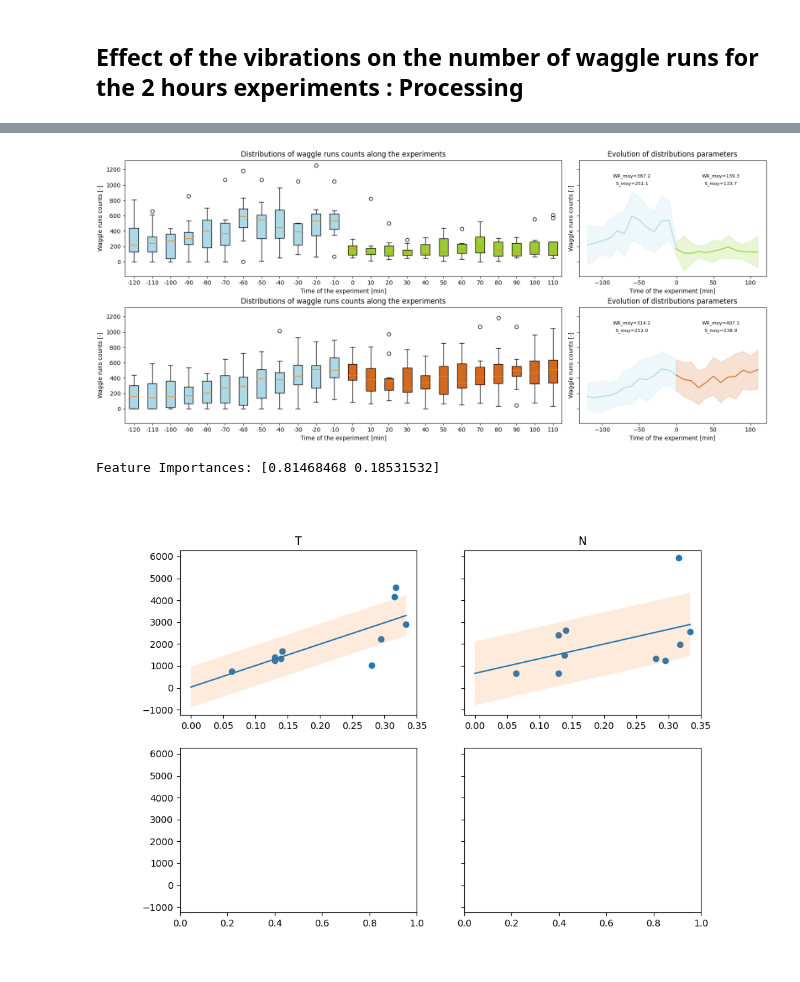
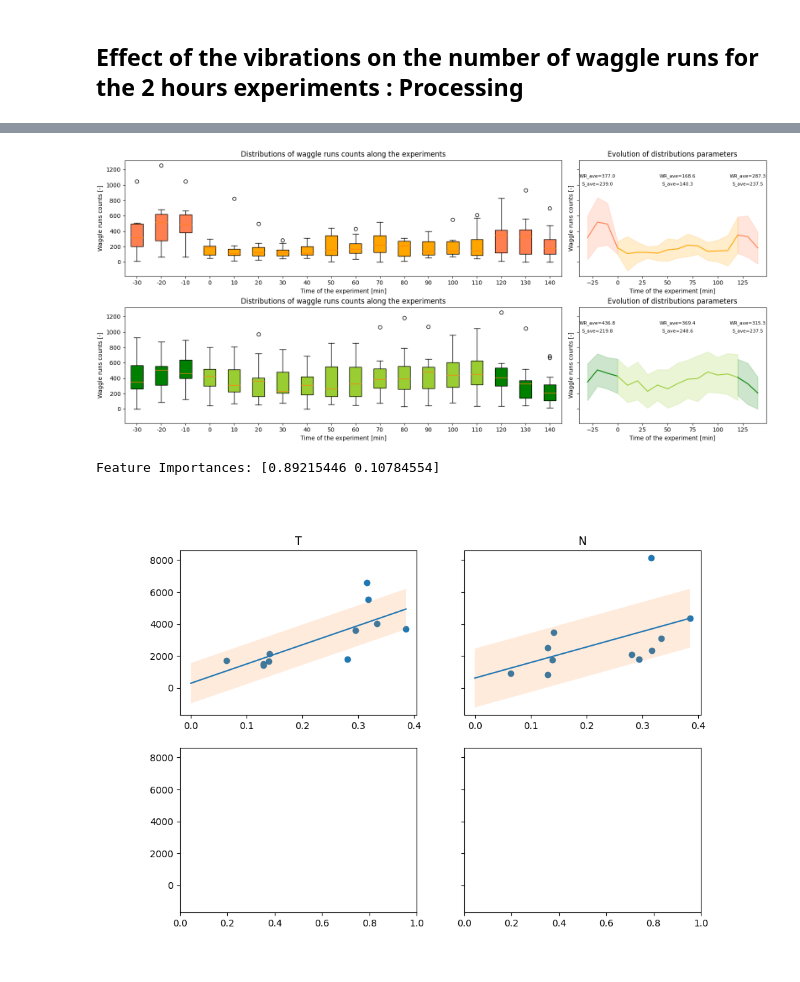
Before and after one commit to MBroisin/Experiments_processing, a Jupyter notebook: waggles_runs_eval_complete_10min_bins.ipynb, the cells around one changed output, grey strips where cells are left out. Saved outputs shown, nothing was run; the diff lists cells and outputs as text; code cells hidden in the pictures.

```diff
--- a/waggles_runs_eval_complete_10min_bins.ipynb
+++ b/waggles_runs_eval_complete_10min_bins.ipynb
@@ -35,7 +35,7 @@ conf_path = root_path + '../config/'
 
 actuation_ratios = pandas.read_pickle(conf_path + 'processed_actuation_phases.pickle')
 
-days_to_discard_str = ['23/07/22', '23/07/25', '23/07/20']#, '23/07/24', '23/07/26']
+days_to_discard_str = ['23/07/22', '23/07/25']#, '23/07/20']#, '23/07/18', '23/07/19']
 days_to_discard = [pytz.utc.localize(datetime.datetime.strptime(x, '%y/%m/%d')).date() for x in days_to_discard_str]
 
 pfiles = sorted([f for f in os.listdir(data_path) if f.endswith('.pickle')])
@@ -79,7 +79,7 @@ exp_configs = pandas.DataFrame.from_records(exp_configs).tail(-1) # remove first
 # %%
 DURATION_EXPERIMENT_2H = datetime.timedelta(minutes=10.0)
 results = []
-range_bins = range(-12,12)
+range_bins = range(-3,15)
 
 for exp_i, exp in exp_configs.iterrows():
     # print(exp)
@@ -145,70 +145,84 @@ results_2h
 fig, ax = matplotlib.pyplot.subplots(2, 2, figsize=(16,7), height_ratios=[30, 30], width_ratios=[70, 30], constrained_layout=True, sharey=True)
 
 MINUTES_BIN     = 10
+BOUNDARIES_EXP  = [0, 12]
 
-COLOR_REFERENCE = 'lightblue'
-COLOR_CONTROL   = 'chocolate'
-COLOR_VIBS      = 'yellowgreen'
+COLOR_REFERENCE_CONTROL = 'green'
+COLOR_CONTROL           = 'yellowgreen'
+COLOR_REFERENCE_VIBS    = 'coral'
+COLOR_VIBS              = 'orange'
 
 bp_vibs = [results_2h[results_2h.type=='exp']['Tcount_'+str(i)] for i in range_bins]
 bp_ctrl = [results_2h[results_2h.type=='blank']['Tcount_'+str(i)] for i in range_bins]
 
 bplot = ax[0,0].boxplot(bp_vibs, labels=numpy.array(range_bins)*MINUTES_BIN, patch_artist=True)
-_ = [bp.set_facecolor(COLOR_REFERENCE) for bp_i, bp in enumerate(bplot['boxes']) if bp_i-12<0]
-_ = [bp.set_facecolor(COLOR_VIBS) for bp_i, bp in enumerate(bplot['boxes']) if bp_i-12>=0]
+_ = [bp.set_facecolor(COLOR_REFERENCE_VIBS) for bp_i, bp in enumerate(bplot['boxes'])]
+_ = [bp.set_facecolor(COLOR_VIBS) for bp_i, bp in enumerate(bplot['boxes']) if (bp_i+min(range_bins)>=BOUNDARIES_EXP[0] and bp_i+min(range_bins)<BOUNDARIES_EXP[1])]
 bplot = ax[1,0].boxplot(bp_ctrl, labels=numpy.array(range_bins)*MINUTES_BIN, patch_artist=True)
-_ = [bp.set_facecolor(COLOR_REFERENCE) for bp_i, bp in enumerate(bplot['boxes']) if bp_i-12<0]
-_ = [bp.set_facecolor(COLOR_CONTROL) for bp_i, bp in enumerate(bplot['boxes']) if bp_i-12>=0]
+_ = [bp.set_facecolor(COLOR_REFERENCE_CONTROL) for bp_i, bp in enumerate(bplot['boxes'])]
+_ = [bp.set_facecolor(COLOR_CONTROL) for bp_i, bp in enumerate(bplot['boxes']) if (bp_i+min(range_bins)>=BOUNDARIES_EXP[0] and bp_i+min(range_bins)<BOUNDARIES_EXP[1])]
 
-ref_exp = numpy.array([[i, results_2h[results_2h.type=='exp']['Tcount_'+str(i)].median()] for i in range_bins if i<=0])
-tre_exp = numpy.array([[i, results_2h[results_2h.type=='exp']['Tcount_'+str(i)].median()] for i in range_bins if i>=0])
-ref_blank = numpy.array([[i, results_2h[results_2h.type=='blank']['Tcount_'+str(i)].median()] for i in range_bins if i<=0])
-tre_blank = numpy.array([[i, results_2h[results_2h.type=='blank']['Tcount_'+str(i)].median()] for i in range_bins if i>=0])
+ref_exp = numpy.array([[i, results_2h[results_2h.type=='exp']['Tcount_'+str(i)].median()] for i in range_bins if i<=BOUNDARIES_EXP[0]])
+tre_exp = numpy.array([[i, results_2h[results_2h.type=='exp']['Tcount_'+str(i)].median()] for i in range_bins if i>=BOUNDARIES_EXP[0] and i<=BOUNDARIES_EXP[1]])
+ref2_exp = numpy.array([[i, results_2h[results_2h.type=='exp']['Tcount_'+str(i)].median()] for i in range_bins if i>=BOUNDARIES_EXP[1]])
+ref_blank = numpy.array([[i, results_2h[results_2h.type=='blank']['Tcount_'+str(i)].median()] for i in range_bins if i<=BOUNDARIES_EXP[0]])
+tre_blank = numpy.array([[i, results_2h[results_2h.type=='blank']['Tcount_'+str(i)].median()] for i in range_bins if i>=BOUNDARIES_EXP[0] and i<=BOUNDARIES_EXP[1]])
+ref2_blank = numpy.array([[i, results_2h[results_2h.type=='blank']['Tcount_'+str(i)].median()] for i in range_bins if i>=BOUNDARIES_EXP[1]])
 
-_ = ax[0,1].plot(MINUTES_BIN*ref_exp[:,0], ref_exp[:,1], c=COLOR_REFERENCE)
-_ = ax[1,1].plot(MINUTES_BIN*ref_blank[:,0], ref_blank[:,1], c=COLOR_REFERENCE)
+_ = ax[0,1].plot(MINUTES_BIN*ref_exp[:,0], ref_exp[:,1], c=COLOR_REFERENCE_VIBS)
+_ = ax[1,1].plot(MINUTES_BIN*ref_blank[:,0], ref_blank[:,1], c=COLOR_REFERENCE_CONTROL)
 _ = ax[0,1].plot(MINUTES_BIN*tre_exp[:,0], tre_exp[:,1], c=COLOR_VIBS)
 _ = ax[1,1].plot(MINUTES_BIN*tre_blank[:,0], tre_blank[:,1], c=COLOR_CONTROL)
+_ = ax[0,1].plot(MINUTES_BIN*ref2_exp[:,0], ref2_exp[:,1], c=COLOR_REFERENCE_VIBS)
+_ = ax[1,1].plot(MINUTES_BIN*ref2_blank[:,0], ref2_blank[:,1], c=COLOR_REFERENCE_CONTROL)
 
-std_ref_exp = numpy.array([results_2h[results_2h.type=='exp']['Tcount_'+str(i)].std() for i in range_bins if i<=0])
-std_tre_exp = numpy.array([results_2h[results_2h.type=='exp']['Tcount_'+str(i)].std() for i in range_bins if i>=0])
-std_ref_blank = numpy.array([results_2h[results_2h.type=='blank']['Tcount_'+str(i)].std() for i in range_bins if i<=0])
-std_tre_blank = numpy.array([results_2h[results_2h.type=='blank']['Tcount_'+str(i)].std() for i in range_bins if i>=0])
+std_ref_exp = numpy.array([results_2h[results_2h.type=='exp']['Tcount_'+str(i)].std() for i in range_bins if i<=BOUNDARIES_EXP[0]])
+std_tre_exp = numpy.array([results_2h[results_2h.type=='exp']['Tcount_'+str(i)].std() for i in range_bins if i>=BOUNDARIES_EXP[0] and i<=BOUNDARIES_EXP[1]])
+std_ref2_exp = numpy.array([results_2h[results_2h.type=='exp']['Tcount_'+str(i)].std() for i in range_bins if i>=BOUNDARIES_EXP[1]])
+std_ref_blank = numpy.array([results_2h[results_2h.type=='blank']['Tcount_'+str(i)].std() for i in range_bins if i<=BOUNDARIES_EXP[0]])
+std_tre_blank = numpy.array([results_2h[results_2h.type=='blank']['Tcount_'+str(i)].std() for i in range_bins if i>=BOUNDARIES_EXP[0] and i<=BOUNDARIES_EXP[1]])
+std_ref2_blank = numpy.array([results_2h[results_2h.type=='exp']['Tcount_'+str(i)].std() for i in range_bins if i>=BOUNDARIES_EXP[1]])
 
-_ = ax[0,1].fill_between(MINUTES_BIN*ref_exp[:,0], ref_exp[:,1]-std_ref_exp, ref_exp[:,1]+std_ref_exp, color=COLOR_REFERENCE, alpha=0.2)
-_ = ax[1,1].fill_between(MINUTES_BIN*ref_blank[:,0], ref_blank[:,1]-std_ref_blank, ref_blank[:,1]+std_ref_blank, color=COLOR_REFERENCE, alpha=0.2)
+_ = ax[0,1].fill_between(MINUTES_BIN*ref_exp[:,0], ref_exp[:,1]-std_ref_exp, ref_exp[:,1]+std_ref_exp, color=COLOR_REFERENCE_VIBS, alpha=0.2)
+_ = ax[1,1].fill_between(MINUTES_BIN*ref_blank[:,0], ref_blank[:,1]-std_ref_blank, ref_blank[:,1]+std_ref_blank, color=COLOR_REFERENCE_CONTROL, alpha=0.2)
 _ = ax[0,1].fill_between(MINUTES_BIN*tre_exp[:,0], tre_exp[:,1]-std_tre_exp, tre_exp[:,1]+std_tre_exp, color=COLOR_VIBS, alpha=0.2)
 _ = ax[1,1].fill_between(MINUTES_BIN*tre_blank[:,0], tre_blank[:,1]-std_tre_blank, tre_blank[:,1]+std_tre_blank, color=COLOR_CONTROL, alpha=0.2)
+_ = ax[0,1].fill_between(MINUTES_BIN*ref2_exp[:,0], ref2_exp[:,1]-std_ref2_exp, ref2_exp[:,1]+std_ref2_exp, color=COLOR_REFERENCE_VIBS, alpha=0.2)
+_ = ax[1,1].fill_between(MINUTES_BIN*ref2_blank[:,0], ref2_blank[:,1]-std_ref2_blank, ref2_blank[:,1]+std_ref2_blank, color=COLOR_REFERENCE_CONTROL, alpha=0.2)
 
-_ = ax[0,1].text(-6*MINUTES_BIN, 1100, 'WR_moy={:1.1f}'.format(numpy.mean(ref_exp[:,1])), fontsize=8, horizontalalignment='center', color='k')
-_ = ax[0,1].text(-6*MINUTES_BIN, 1000, 'S_moy={:1.1f}'.format(numpy.mean(std_ref_exp)), fontsize=8, horizontalalignment='center', color='k')
-_ = ax[0,1].text(6*MINUTES_BIN, 1100, 'WR_moy={:1.1f}'.format(numpy.mean(tre_exp[:,1])), fontsize=8, horizontalalignment='center', color='k')
-_ = ax[0,1].text(6*MINUTES_BIN, 1000, 'S_moy={:1.1f}'.format(numpy.mean(std_tre_exp)), fontsize=8, horizontalalignment='center', color='k')
+_ = ax[0,1].text(-2*MINUTES_BIN, 1100, 'WR_ave={:1.1f}'.format(numpy.mean(ref_exp[:,1])), fontsize=8, horizontalalignment='center', color='k')
+_ = ax[0,1].text(-2*MINUTES_BIN, 1000, 'S_ave={:1.1f}'.format(numpy.mean(std_ref_exp)), fontsize=8, horizontalalignment='center', color='k')
+_ = ax[0,1].text(6*MINUTES_BIN, 1100, 'WR_ave={:1.1f}'.format(numpy.mean(tre_exp[:,1])), fontsize=8, horizontalalignment='center', color='k')
+_ = ax[0,1].text(6*MINUTES_BIN, 1000, 'S_ave={:1.1f}'.format(numpy.mean(std_tre_exp)), fontsize=8, horizontalalignment='center', color='k')
+_ = ax[0,1].text(13*MINUTES_BIN, 1100, 'WR_ave={:1.1f}'.format(numpy.mean(ref2_exp[:,1])), fontsize=8, horizontalalignment='center', color='k')
+_ = ax[0,1].text(13*MINUTES_BIN, 1000, 'S_ave={:1.1f}'.format(numpy.mean(std_ref2_exp)), fontsize=8, horizontalalignment='center', color='k')
 
-_ = ax[1,1].text(-6*MINUTES_BIN, 1100, 'WR_moy={:1.1f}'.format(numpy.mean(ref_blank[:,1])), fontsize=8, horizontalalignment='center', color='k')
-_ = ax[1,1].text(-6*MINUTES_BIN, 1000, 'S_moy={:1.1f}'.format(numpy.mean(std_ref_blank)), fontsize=8, horizontalalignment='center', color='k')
-_ = ax[1,1].text(6*MINUTES_BIN, 1100, 'WR_moy={:1.1f}'.format(numpy.mean(tre_blank[:,1])), fontsize=8, horizontalalignment='center', color='k')
-_ = ax[1,1].text(6*MINUTES_BIN, 1000, 'S_moy={:1.1f}'.format(numpy.mean(std_tre_blank)), fontsize=8, horizontalalignment='center', color='k')
+_ = ax[1,1].text(-2*MINUTES_BIN, 1100, 'WR_ave={:1.1f}'.format(numpy.mean(ref_blank[:,1])), fontsize=8, horizontalalignment='center', color='k')
+_ = ax[1,1].text(-2*MINUTES_BIN, 1000, 'S_ave={:1.1f}'.format(numpy.mean(std_ref_blank)), fontsize=8, horizontalalignment='center', color='k')
+_ = ax[1,1].text(6*MINUTES_BIN, 1100, 'WR_ave={:1.1f}'.format(numpy.mean(tre_blank[:,1])), fontsize=8, horizontalalignment='center', color='k')
+_ = ax[1,1].text(6*MINUTES_BIN, 1000, 'S_ave={:1.1f}'.format(numpy.mean(std_tre_blank)), fontsize=8, horizontalalignment='center', color='k')
+_ = ax[1,1].text(13*MINUTES_BIN, 1100, 'WR_ave={:1.1f}'.format(numpy.mean(ref2_blank[:,1])), fontsize=8, horizontalalignment='center', color='k')
+_ = ax[1,1].text(13*MINUTES_BIN, 1000, 'S_ave={:1.1f}'.format(numpy.mean(std_ref2_blank)), fontsize=8, horizontalalignment='center', color='k')
 
 # Titles
 _ = ax[0,0].title.set_text('Distributions of waggle runs counts along the experiments')
 _ = ax[0,1].title.set_text('Evolution of distributions parameters')
 _ = ax[1,0].title.set_text('Distributions of waggle runs counts along the experiments')
 _ = ax[1,1].title.set_text('Evolution of distributions parameters')
 
 # xlabels
 _ = ax[0,0].set_xlabel('Time of the experiment [min]')
 _ = ax[0,1].set_xlabel('Time of the experiment [min]')
 _ = ax[1,0].set_xlabel('Time of the experiment [min]')
 _ = ax[1,1].set_xlabel('Time of the experiment [min]')
 
 # ylabels
 _ = ax[0,0].set_ylabel('Waggle runs counts [-]')
 _ = ax[0,1].set_ylabel('Waggle runs counts [-]')
 _ = ax[1,0].set_ylabel('Waggle runs counts [-]')
 _ = ax[1,1].set_ylabel('Waggle runs counts [-]')
 # %% [output]
-[figure, old version]
+[figure, new version]
 # %%
 results_actuation = results_2h.copy()
 
@@ -262,5 +276,5 @@ model.fit(X, y)
 feature_importances = model.feature_importances_
 print("Feature Importances:", feature_importances)
 # %% [output]
-Feature Importances: [0.81468468 0.18531532]
+Feature Importances: [0.89215446 0.10784554]
-[figure, old version]
+[figure, new version]
```
Also changed, not shown: parts of 9 cells of this notebook, 12 other files.
